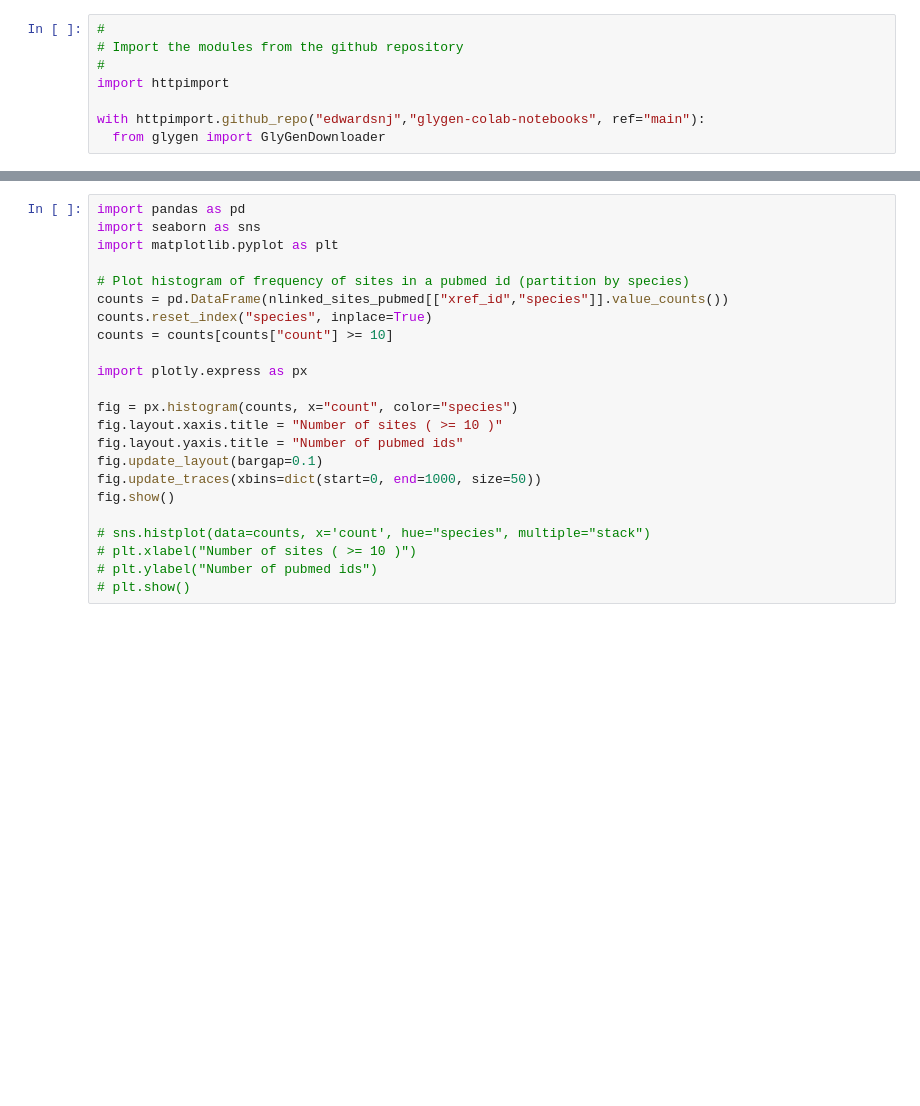
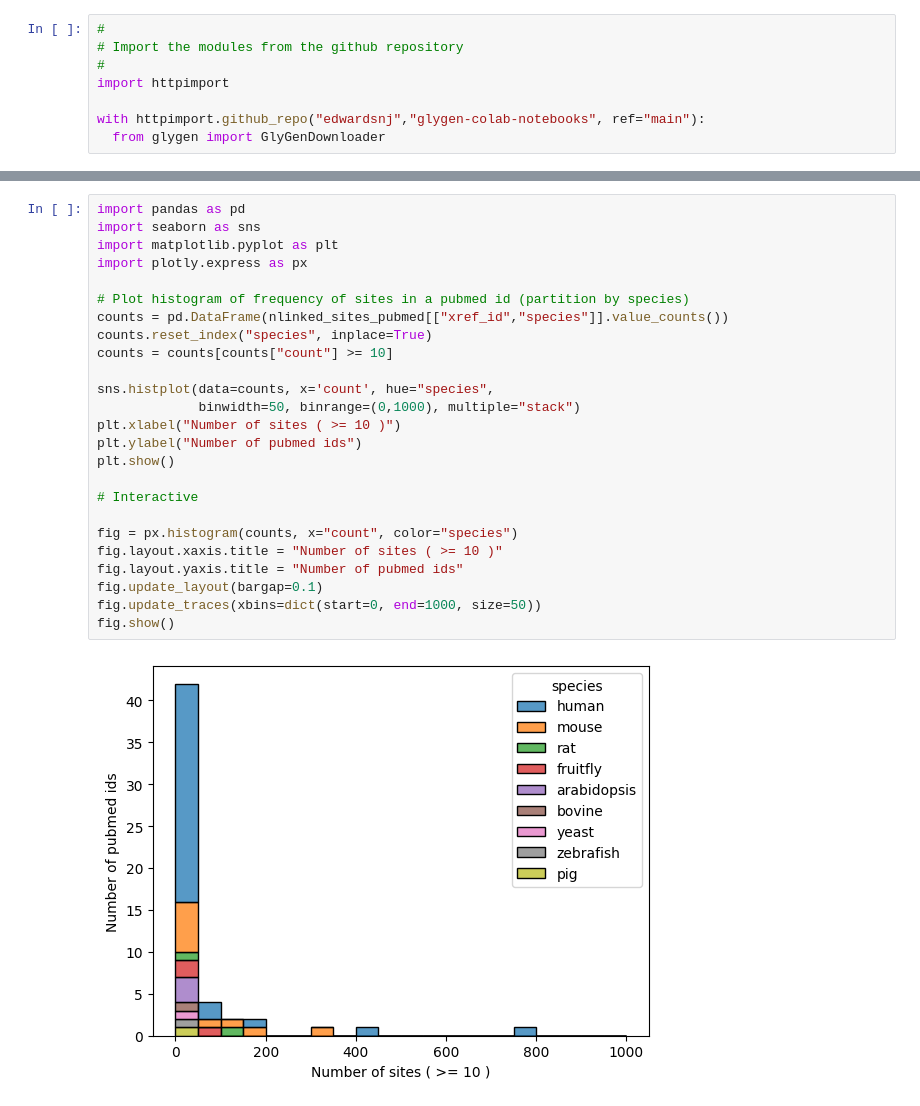
Before and after one commit to edwardsnj/glygen-colab-notebooks, a Jupyter notebook: uniprotkb_nlinked_sites/main.ipynb, the cells around one changed output, grey strips where cells are left out. Saved outputs shown, nothing was run; the diff lists cells and outputs as text; blank space fills up the shorter version.

```diff
--- a/uniprotkb_nlinked_sites/main.ipynb
+++ b/uniprotkb_nlinked_sites/main.ipynb
@@ -68,27 +76,30 @@ nlinked_sites_pubmed
 # %%
 import pandas as pd
 import seaborn as sns
 import matplotlib.pyplot as plt
+import plotly.express as px
 
 # Plot histogram of frequency of sites in a pubmed id (partition by species)
 counts = pd.DataFrame(nlinked_sites_pubmed[["xref_id","species"]].value_counts())
 counts.reset_index("species", inplace=True)
 counts = counts[counts["count"] >= 10]
 
-import plotly.express as px
+sns.histplot(data=counts, x='count', hue="species",
+             binwidth=50, binrange=(0,1000), multiple="stack")
+plt.xlabel("Number of sites ( >= 10 )")
+plt.ylabel("Number of pubmed ids")
+plt.show()
+
+# Interactive
 
 fig = px.histogram(counts, x="count", color="species")
 fig.layout.xaxis.title = "Number of sites ( >= 10 )"
 fig.layout.yaxis.title = "Number of pubmed ids"
 fig.update_layout(bargap=0.1)
 fig.update_traces(xbins=dict(start=0, end=1000, size=50))
 fig.show()
-
-# sns.histplot(data=counts, x='count', hue="species", multiple="stack")
-# plt.xlabel("Number of sites ( >= 10 )")
-# plt.ylabel("Number of pubmed ids")
-# plt.show()
 # %% [output]
+[figure, added]
 [interactive output not drawn]
 # %%
 counts[counts["count"]>=100]
```
Also changed, not shown: parts of 3 cells of this notebook.
